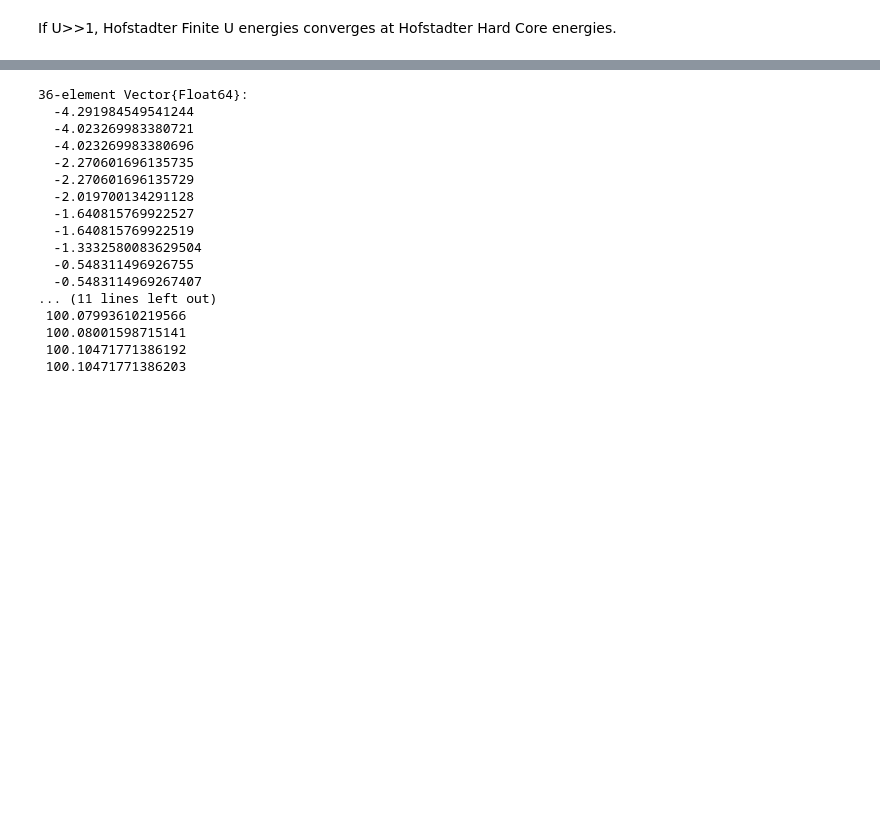
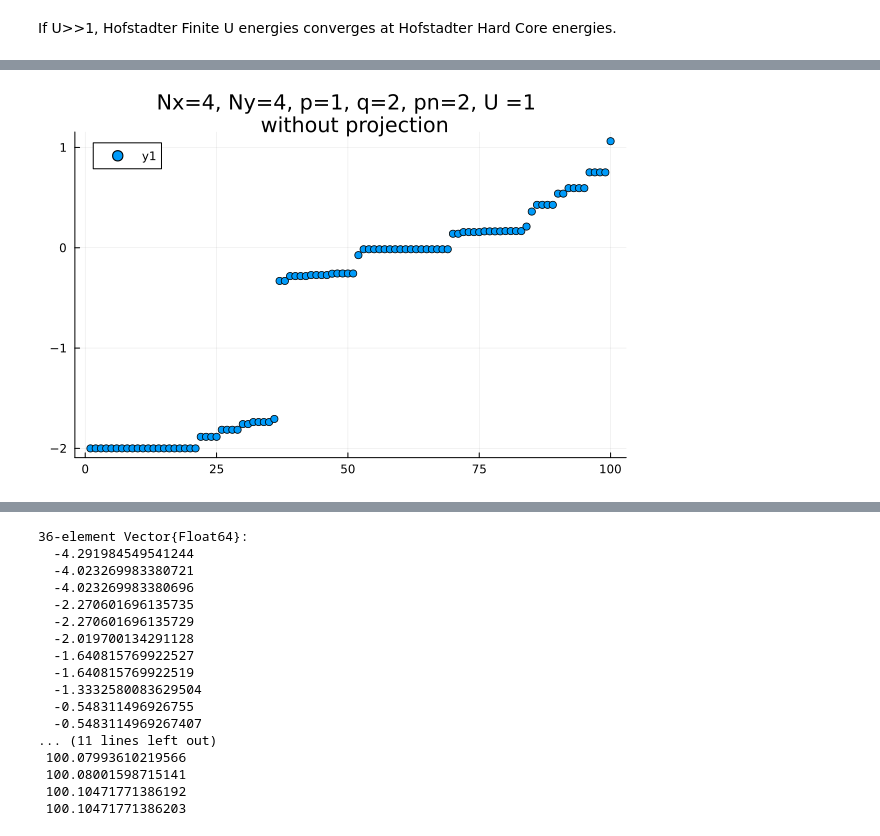
Before and after one commit to Umut-Can-Physics/Kagome-Lattice, a Jupyter notebook: Hofstadter-KM-Kagome/Many-Body/Hofstadter/Hofstadter MB in Julia.ipynb, the cells around one changed output, grey strips where cells are left out. Drawn from its saved outputs; the diff is of its cells as text; code cells hidden in the pictures; blank space fills up the shorter version.

```diff
--- a/Hofstadter-KM-Kagome/Many-Body/Hofstadter/Hofstadter MB in Julia.ipynb
+++ b/Hofstadter-KM-Kagome/Many-Body/Hofstadter/Hofstadter MB in Julia.ipynb
@@ -204,0 +276,4 @@ xlabel!("n");ylabel!("E")
+# %%
+scatter(E2[1:100], title="Nx=$(Nx), Ny=$(Ny), p=1, q=$(q), pn=$(PN), U =$(U) \n without projection")
+# %% [output]
+[figure, added]
```
Also changed, not shown: parts of 18 cells of this notebook, 11 other files.
